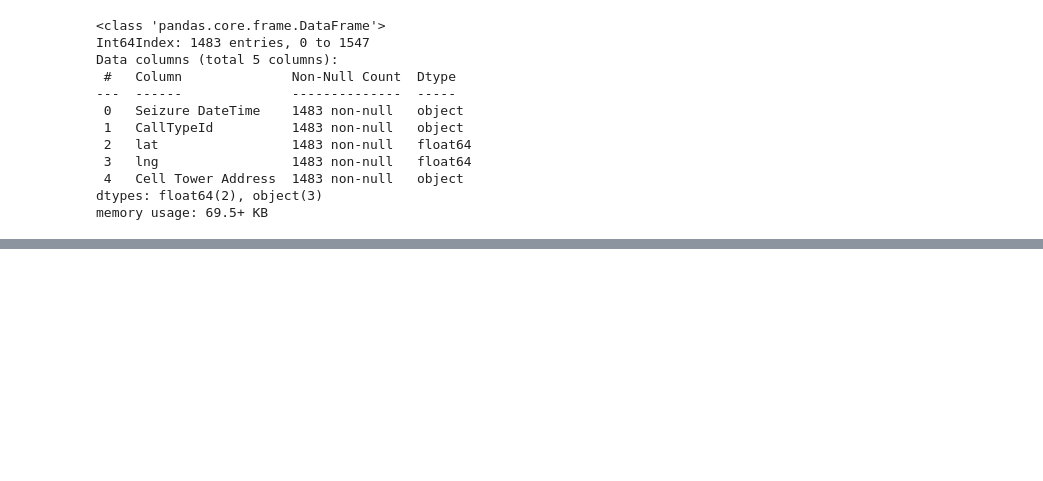
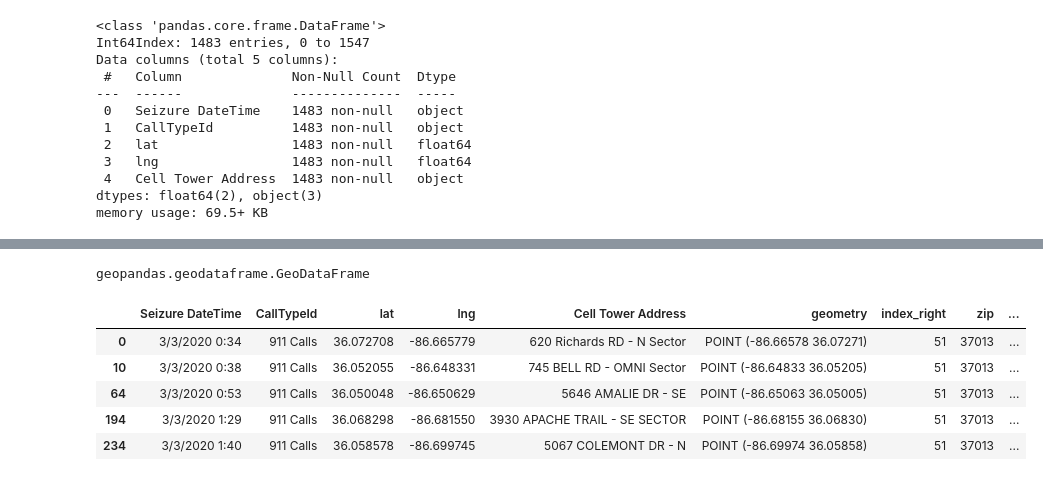
Before and after one commit to KYandow/metro-nashville-emergency-response-Python, a Jupyter notebook: Mark-Notebooks/metro911_EmergencyData.ipynb, the cells around one changed output, grey strips where cells are left out. Cells and saved outputs as stored; diff of their text form; code cells hidden in the pictures; blank space fills up the shorter version.

```diff
--- a/Mark-Notebooks/metro911_EmergencyData.ipynb
+++ b/Mark-Notebooks/metro911_EmergencyData.ipynb
@@ -163,4 +160,11 @@ derecho911_df['geometry'] = derecho911_df.apply(lambda x: Point((float(x.lng),
                                                          float(x.lat))),
                                         axis=1)
 
-#derecho911_df.head(3)
+derecho911_df.head(3)
+
+
+tornado911_df['geometry'] = tornado911_df.apply(lambda x: Point((float(x.lng),
+                                                         float(x.lat))),
+                                        axis=1)
+
+tornado911_df.head(3)
@@ -166,0 +203,5 @@ derecho911_df['geometry'] = derecho911_df.apply(lambda x: Point((float(x.lng),
+# %%
+type(derecho911_geo)
+type(tornado911_geo)
+# %% [output]
+geopandas.geodataframe.GeoDataFrame
@@ -166,0 +213,10 @@ derecho911_df['geometry'] = derecho911_df.apply(lambda x: Point((float(x.lng),
+# %%
+derecho911_calls_by_zip.head()
+tornado911_calls_by_zip.head()
+# %% [output]
+|  | Seizure DateTime | CallTypeId | lat | lng | Cell Tower Address | geometry | index_right | zip | ... |
+| 0 | 3/3/2020 0:34 | 911 Calls | 36.072708 | -86.665779 | 620 Richards RD - N Sector | POINT (-86.66578 36.07271) | 51 | 37013 | ... |
+| 10 | 3/3/2020 0:38 | 911 Calls | 36.052055 | -86.648331 | 745 BELL RD - OMNI Sector | POINT (-86.64833 36.05205) | 51 | 37013 | ... |
+| 64 | 3/3/2020 0:53 | 911 Calls | 36.050048 | -86.650629 | 5646 AMALIE DR - SE | POINT (-86.65063 36.05005) | 51 | 37013 | ... |
+| 194 | 3/3/2020 1:29 | 911 Calls | 36.068298 | -86.681550 | 3930 APACHE TRAIL - SE SECTOR | POINT (-86.68155 36.06830) | 51 | 37013 | ... |
+| 234 | 3/3/2020 1:40 | 911 Calls | 36.058578 | -86.699745 | 5067 COLEMONT DR - N | POINT (-86.69974 36.05858) | 51 | 37013 | ... |
```
Also changed, not shown: parts of 19 cells of this notebook, 8 other files.
